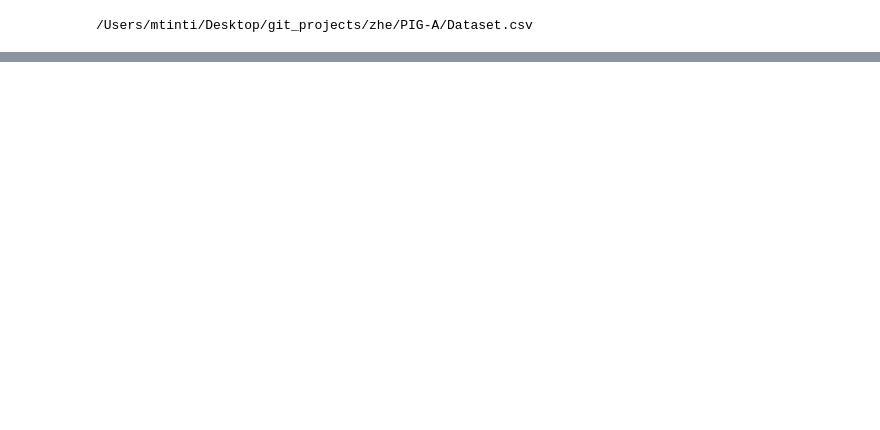
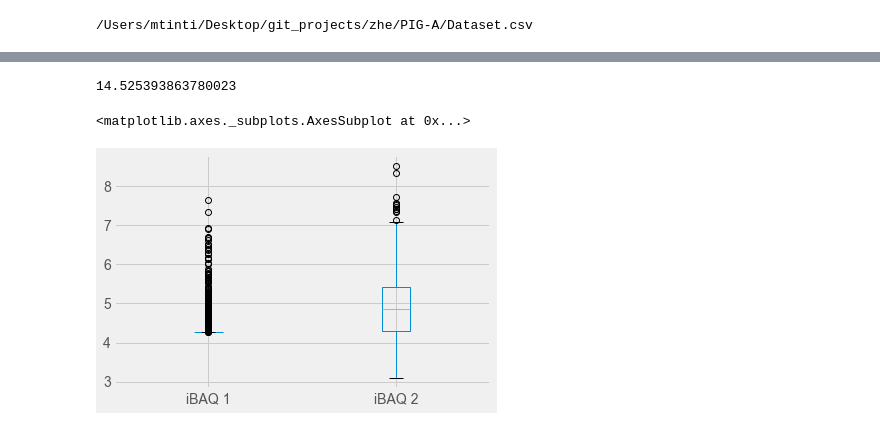
Before and after one commit to mtinti/TbGPI3, a Jupyter notebook: analysis_def.ipynb, the cells around one changed output, grey strips where cells are left out. Saved outputs shown, nothing was run; the diff lists cells and outputs as text; code cells hidden in the pictures; blank space fills up the shorter version.

```diff
--- a/analysis_def.ipynb
+++ b/analysis_def.ipynb
@@ -548,0 +566,17 @@ FileLink('Dataset.csv')
+# %%
+TXT_PATH = os.path.join('CL')
+#TXT_PATH=''
+dfc = pd.read_csv(os.path.join(TXT_PATH, 'proteinGroups.txt'),sep='\t')
+dfc = PTUT.clean_df(dfc, score=0, unique_pep_threshold=1)
+dfc = PTUT.mod_df(dfc)
+print(dfc.shape)
+dfc.head()
+print(dfc['iBAQ 1'].median(),dfc['iBAQ 2'].median())
+#dfc['iBAQ 1'] = dfc['iBAQ 1']/dfc['iBAQ 1'].median()
+#dfc['iBAQ 2'] = dfc['iBAQ 2']/dfc['iBAQ 2'].median()
+dfc['desc2'] = [ KnownComponents[g] if g in KnownComponents
+               else d  for g,d in zip(dfc['Gene_id'],dfc['desc'])]
+
+
+dfc['logFC']= np.log2(dfc['iBAQ 1']/(dfc['iBAQ 2']+dfc['iBAQ 2'][dfc['iBAQ 2']>0].min()))
+dfc['logIn']= np.log10(dfc['Intensity'])
@@ -548,0 +599,9 @@ FileLink('Dataset.csv')
+# %%
+np.log2(53439000/dfc['iBAQ 1'][dfc['iBAQ 1']>0].min())
+# %% [output]
+14.525393863780023
+# %%
+np.log10(dfc[['iBAQ 1','iBAQ 2']]).plot(kind='box')
+# %% [output]
+<matplotlib.axes._subplots.AxesSubplot at 0x...>
+[figure, added]
```
Also changed, not shown: parts of 18 cells of this notebook, 6 other files.
